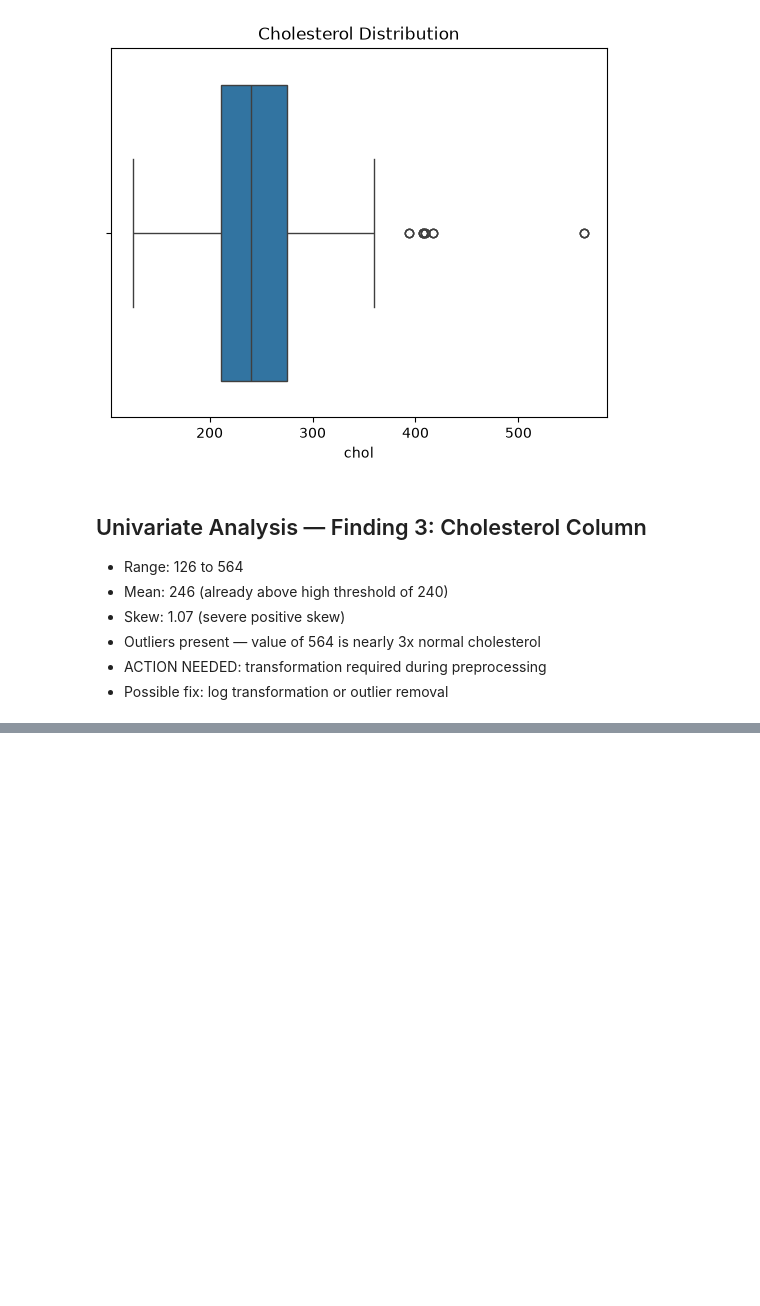
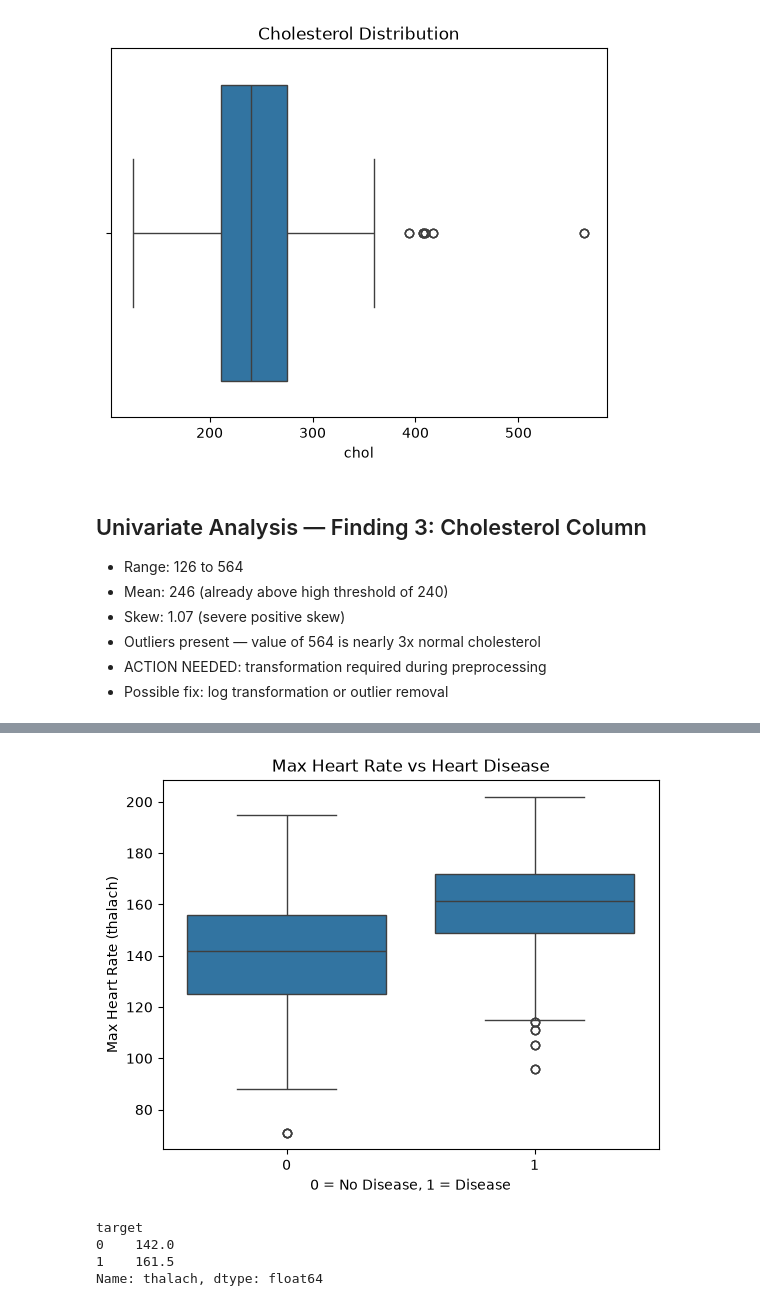
Before and after one commit to korlapuacharyrohan-ai/heart-diseases-prediction, a Jupyter notebook: heart_disease_project.ipynb, the cells around one changed output, grey strips where cells are left out. Cells and saved outputs as stored; diff of their text form; code cells hidden in the pictures; blank space fills up the shorter version.

```diff
--- a/heart_disease_project.ipynb
+++ b/heart_disease_project.ipynb
@@ -169,0 +200,15 @@ plt.show()
+# %%
+sns.boxplot(x=df['target'], y=df['thalach'])
+plt.title('Max Heart Rate vs Heart Disease')
+plt.xlabel('0 = No Disease, 1 = Disease')
+plt.ylabel('Max Heart Rate (thalach)')
+plt.show()
+# %% [output]
+[figure, added]
+# %%
+print(df.groupby('target')['thalach'].median())
+# %% [output]
+target
+0    142.0
+1    161.5
+Name: thalach, dtype: float64
```
Also changed, not shown: parts of 16 cells of this notebook.
